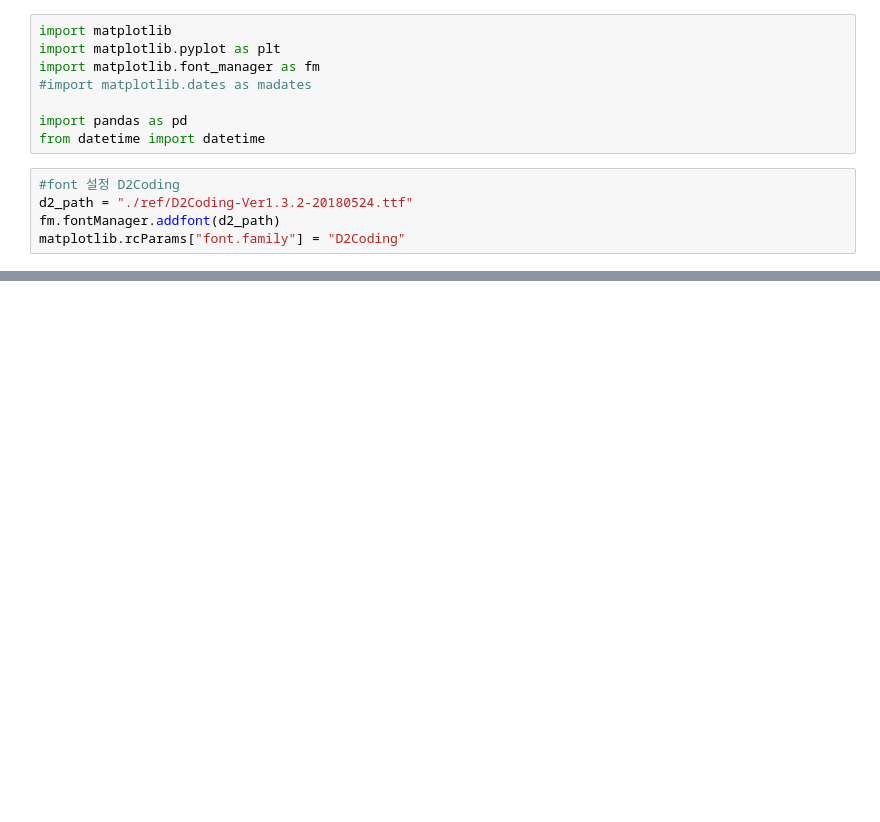
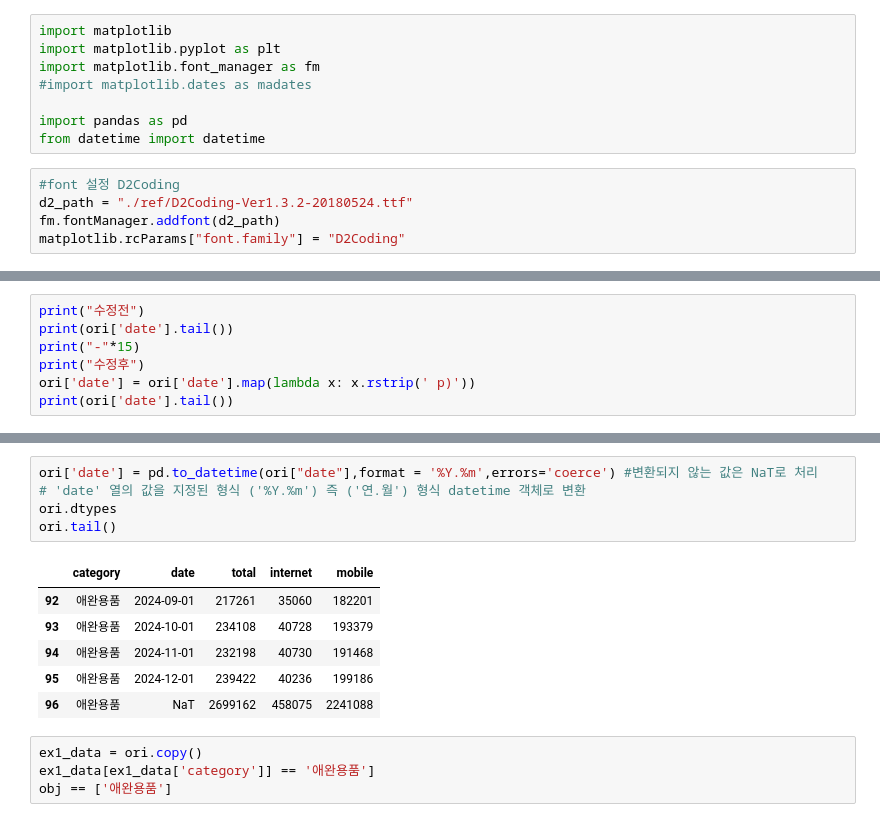
Before and after one commit to oatmealflyer/python, a Jupyter notebook: py12.ipynb, the cells around one changed output, grey strips where cells are left out. Saved outputs shown, nothing was run; the diff lists cells and outputs as text; blank space fills up the shorter version.

```diff
--- a/py12.ipynb
+++ b/py12.ipynb
@@ -25,0 +35,7 @@ ori = pd.read_csv(file_path,encoding="EUC-KR") #utf-8
+# %%
+print("수정전")
+print(ori['date'].tail())
+print("-"*15)
+print("수정후")
+ori['date'] = ori['date'].map(lambda x: x.rstrip(' p)'))
+print(ori['date'].tail())
@@ -25,0 +58,16 @@ ori = pd.read_csv(file_path,encoding="EUC-KR") #utf-8
+# %%
+ori['date'] = pd.to_datetime(ori["date"],format = '%Y.%m',errors='coerce') #변환되지 않는 값은 NaT로 처리
+# 'date' 열의 값을 지정된 형식 ('%Y.%m') 즉 ('연.월') 형식 datetime 객체로 변환
+ori.dtypes
+ori.tail()
+# %% [output]
+|  | category | date | total | internet | mobile |
+| 92 | 애완용품 | 2024-09-01 | 217261 | 35060 | 182201 |
+| 93 | 애완용품 | 2024-10-01 | 234108 | 40728 | 193379 |
+| 94 | 애완용품 | 2024-11-01 | 232198 | 40730 | 191468 |
+| 95 | 애완용품 | 2024-12-01 | 239422 | 40236 | 199186 |
+| 96 | 애완용품 | NaT | 2699162 | 458075 | 2241088 |
+# %%
+ex1_data = ori.copy()
+ex1_data[ex1_data['category']] == '애완용품']
+obj == ['애완용품']
```
Also changed, not shown: parts of 2 cells of this notebook, 10 other files.
